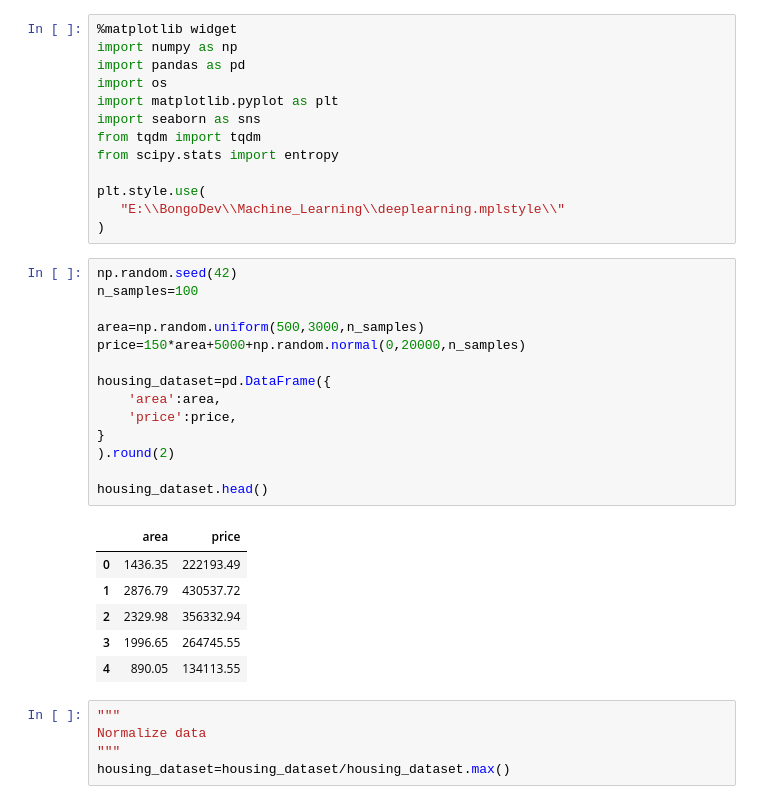
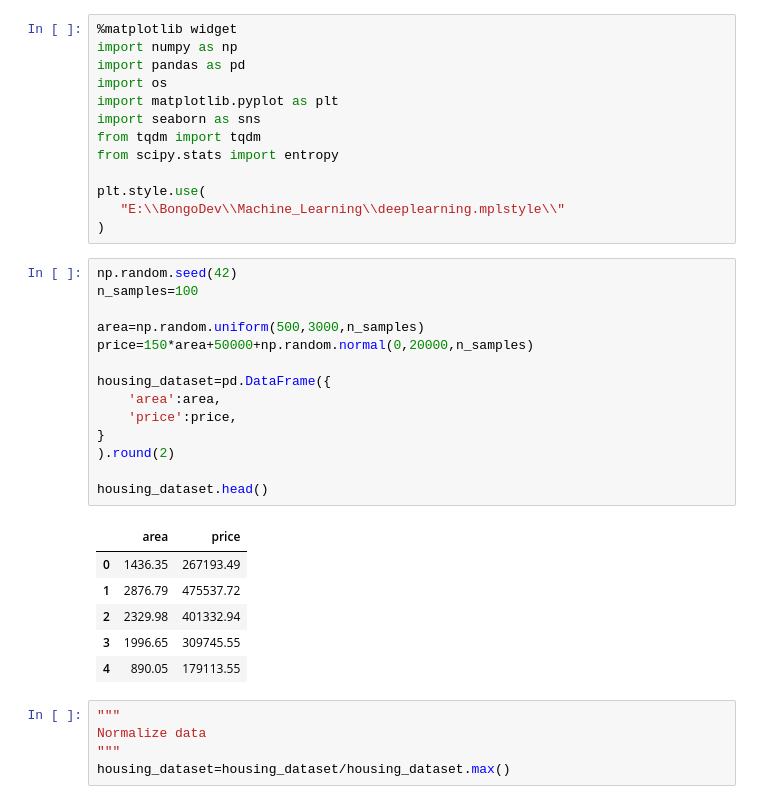
Before and after one commit to Irtisam99/Machine_Learning, a Jupyter notebook: gradient-descent-how-machine-learns.ipynb, the cells around one changed output. Drawn from its saved outputs; the diff is of its cells as text.

```diff
--- a/gradient-descent-how-machine-learns.ipynb
+++ b/gradient-descent-how-machine-learns.ipynb
@@ -92,24 +92,24 @@ plt.style.use(
 # %%
 np.random.seed(42)
 n_samples=100
 
 area=np.random.uniform(500,3000,n_samples)
-price=150*area+5000+np.random.normal(0,20000,n_samples)
+price=150*area+50000+np.random.normal(0,20000,n_samples)
 
 housing_dataset=pd.DataFrame({
     'area':area,
     'price':price,
 }
 ).round(2)
 
 housing_dataset.head()
 # %% [output]
 |  | area | price |
-| 0 | 1436.35 | 222193.49 |
-| 1 | 2876.79 | 430537.72 |
-| 2 | 2329.98 | 356332.94 |
-| 3 | 1996.65 | 264745.55 |
-| 4 | 890.05 | 134113.55 |
+| 0 | 1436.35 | 267193.49 |
+| 1 | 2876.79 | 475537.72 |
+| 2 | 2329.98 | 401332.94 |
+| 3 | 1996.65 | 309745.55 |
+| 4 | 890.05 | 179113.55 |
 # %%
 """
 Normalize data
```
Also changed, not shown: parts of 11 cells of this notebook.
